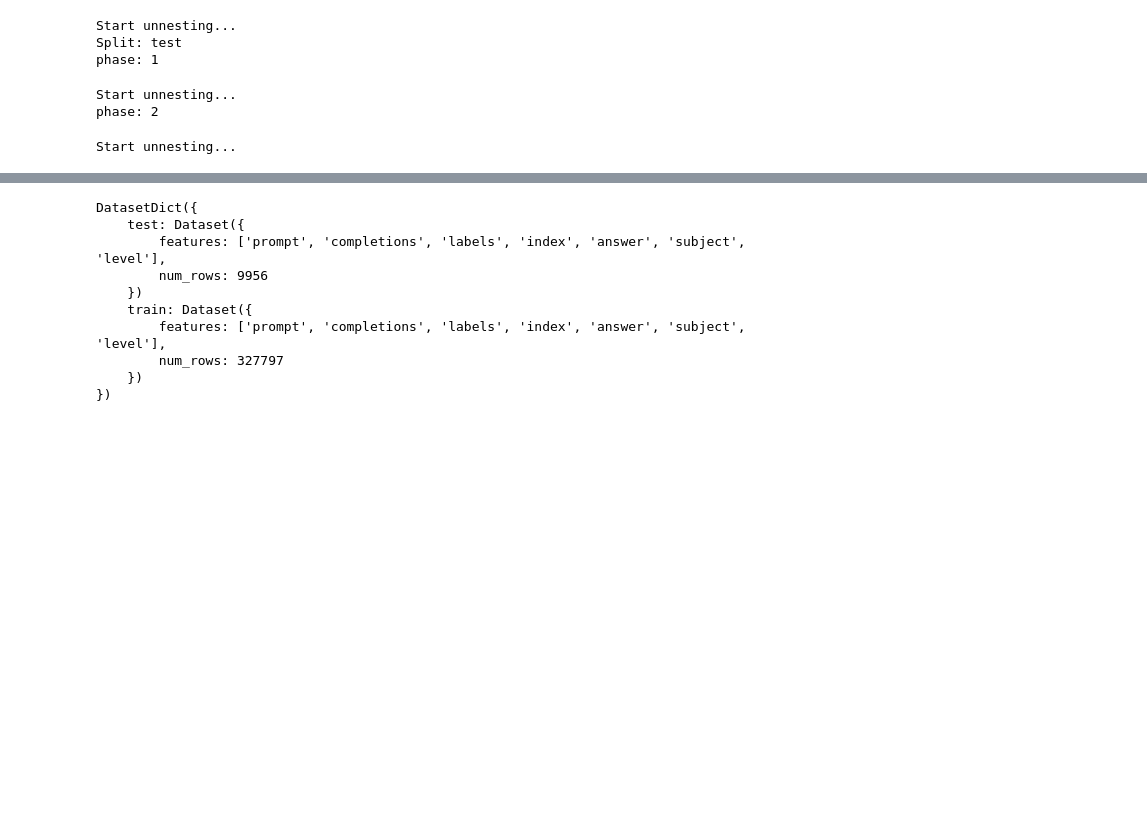
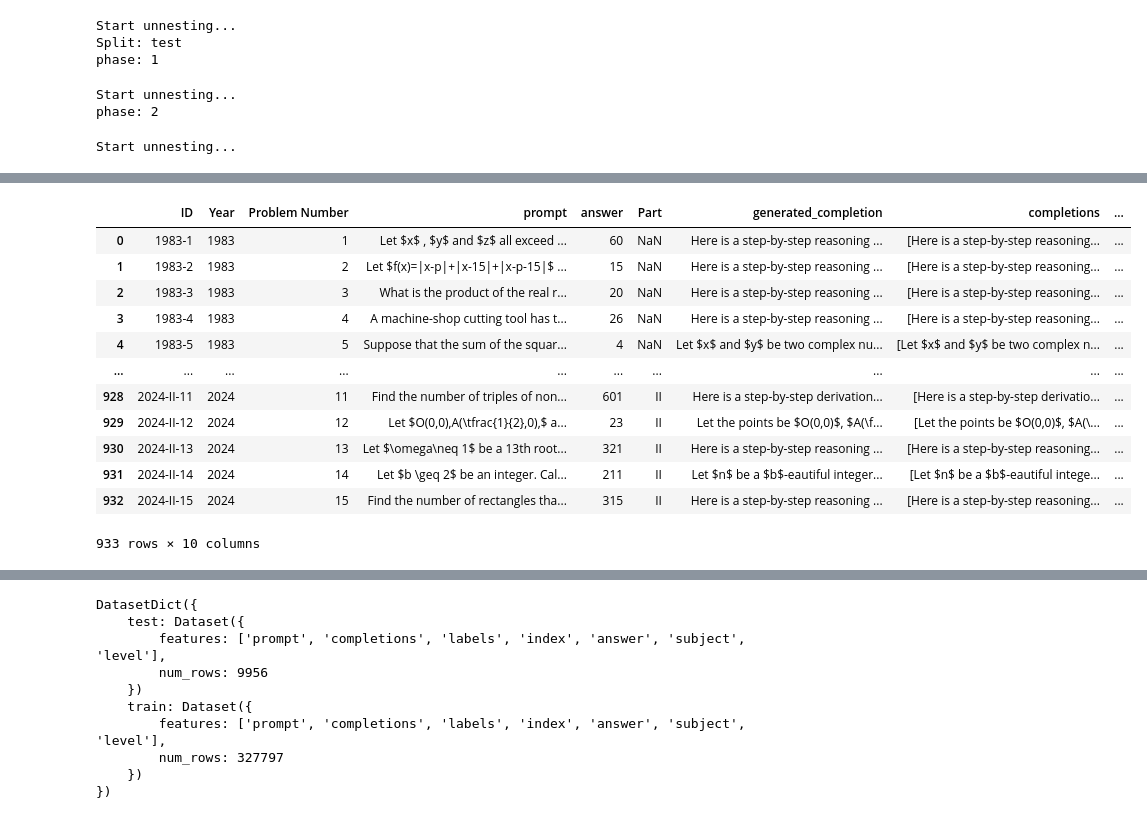
Before and after one commit to FrozenWolf-Cyber/Math-PRM, a Jupyter notebook: datagen.ipynb, the cells around one changed output, grey strips where cells are left out. Drawn from its saved outputs; the diff is of its cells as text; code cells hidden in the pictures; blank space fills up the shorter version.

Commit message:
Gemini Meta dataloader integrated

```diff
--- a/datagen.ipynb
+++ b/datagen.ipynb
@@ -23,3 +23,8 @@ for phase in range(1,3):
     prm800k[f"phase{phase}"] = {}
     for type in ['train', 'test']:
         prm800k[f"phase{phase}"][type] = f"{prm800k_path}/phase{phase}_{type}.jsonl"
+# %%
+ds = prm800k["phase2"]
+ds = pd.read_json(path_or_buf=ds["train"], lines=True)
+# %%
+ds['correctness'] = ds['label'].apply(lambda x: x["finish_reason"])
@@ -103,6 +123,7 @@ for split in splits:
     for i, ds in enumerate(prm800k):
         ds = prm800k[ds]
         ds = pd.read_json(path_or_buf=ds[split], lines=True)
+        ds['correctness'] = ds['label'].apply(lambda x: x["finish_reason"])
         print("phase:", i + 1)
         new_ds = []
         for row in tqdm(ds.iterrows(), total=len(ds)):
@@ -140,6 +161,7 @@ for split in splits:
             new_row["trajectories_labels"] = trajectories_labels
             new_row["completions"] = solution
             new_row["labels"] = label
+            new_row['correctness'] = row['correctness']
             new_ds.append(new_row)
 
         new_ds = Dataset.from_list(new_ds)
@@ -152,12 +174,12 @@ for split in splits:
         print("Start unnesting...")
         updated = unnest_dataset_lists(
             ds_updated.select_columns(
-                ["prompt", "new_completions", "new_labels"]
+                ["prompt", "new_completions", "new_labels", "correctness"]
             ),
             ["new_completions", "new_labels"]
         ).rename_columns(
             {"new_completions": "completions", "new_labels": "labels"}
-        ).select_columns(["prompt", "completions", "labels", "index"])  # Sort the column names
+        ).select_columns(["prompt", "completions", "labels", "index", "correctness"])  # Sort the column names
 
         datasets.append(updated)
 
@@ -258,0 +324,7 @@ CommitInfo(commit_url='https://huggingface.co/datasets/FrozenWolf/prm800k-exhaus
+# %%
+
+path = "AIME_Dataset_1983_2024_with_gemini_responses.csv"
+
+import pandas as pd
+output = pd.read_csv(path)
+output
@@ -258,0 +345,33 @@ CommitInfo(commit_url='https://huggingface.co/datasets/FrozenWolf/prm800k-exhaus
+# %%
+# Question: 'prompt', cleaned_generated_completion: 'completions', correctness: 'labels', native 'index', correctness: 'correctness', Answer:'answer',
+
+output = output.rename(columns={
+    'Question': 'prompt',
+    'cleaned_generated_completion': 'completions',
+    'index': 'index',
+    'Answer': 'answer'
+})
+
+output['completions'] = output['completions'].apply(lambda x: x.split('\n\n'))
+labels = []
+#### ORM assumption:
+for correctness, completions in zip(output['correctness'], output['completions']):
+    labels.append([correctness]*len(completions))
+
+output['labels'] = labels
+
+output
+# %% [output]
+|  | ID | Year | Problem Number | prompt | answer | Part | generated_completion | completions | ... |
+| 0 | 1983-1 | 1983 | 1 | Let $x$ , $y$ and $z$ all exceed ... | 60 | NaN | Here is a step-by-step reasoning ... | [Here is a step-by-step reasoning... | ... |
+| 1 | 1983-2 | 1983 | 2 | Let $f(x)=|x-p|+|x-15|+|x-p-15|$ ... | 15 | NaN | Here is a step-by-step reasoning ... | [Here is a step-by-step reasoning... | ... |
+| 2 | 1983-3 | 1983 | 3 | What is the product of the real r... | 20 | NaN | Here is a step-by-step reasoning ... | [Here is a step-by-step reasoning... | ... |
+| 3 | 1983-4 | 1983 | 4 | A machine-shop cutting tool has t... | 26 | NaN | Here is a step-by-step reasoning ... | [Here is a step-by-step reasoning... | ... |
+| 4 | 1983-5 | 1983 | 5 | Suppose that the sum of the squar... | 4 | NaN | Let $x$ and $y$ be two complex nu... | [Let $x$ and $y$ be two complex n... | ... |
+| ... | ... | ... | ... | ... | ... | ... | ... | ... | ... |
+| 928 | 2024-II-11 | 2024 | 11 | Find the number of triples of non... | 601 | II | Here is a step-by-step derivation... | [Here is a step-by-step derivatio... | ... |
+| 929 | 2024-II-12 | 2024 | 12 | Let $O(0,0),A(\tfrac{1}{2},0),$ a... | 23 | II | Let the points be $O(0,0)$, $A(\f... | [Let the points be $O(0,0)$, $A(\... | ... |
+| 930 | 2024-II-13 | 2024 | 13 | Let $\omega\neq 1$ be a 13th root... | 321 | II | Here is a step-by-step reasoning ... | [Here is a step-by-step reasoning... | ... |
+| 931 | 2024-II-14 | 2024 | 14 | Let $b \geq 2$ be an integer. Cal... | 211 | II | Let $n$ be a $b$-eautiful integer... | [Let $n$ be a $b$-eautiful intege... | ... |
+| 932 | 2024-II-15 | 2024 | 15 | Find the number of rectangles tha... | 315 | II | Here is a step-by-step reasoning ... | [Here is a step-by-step reasoning... | ... |
+933 rows × 10 columns
```
Also changed, not shown: parts of 36 cells of this notebook, 6 other files.
